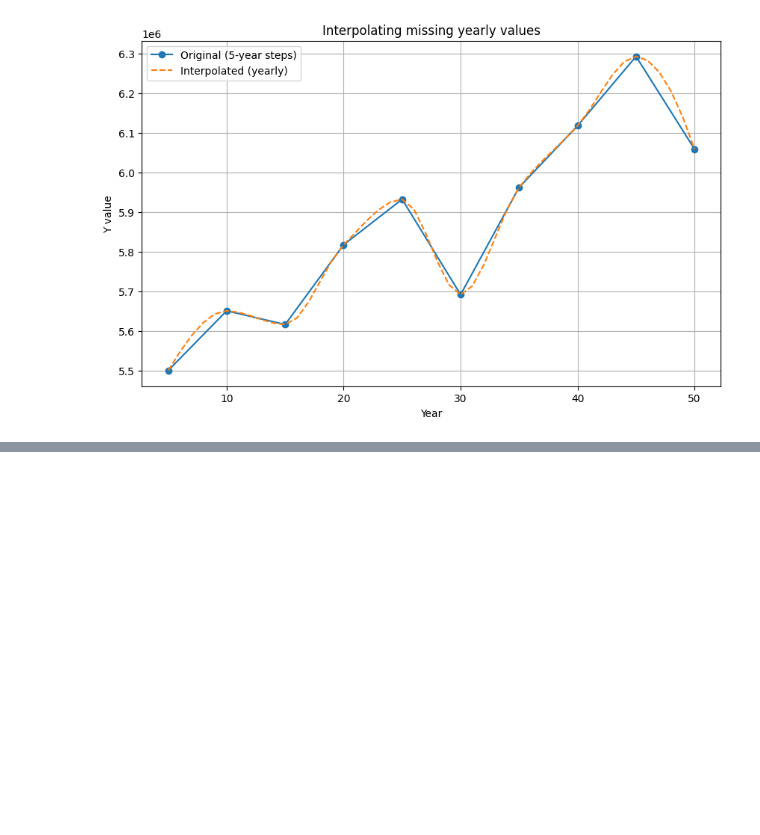
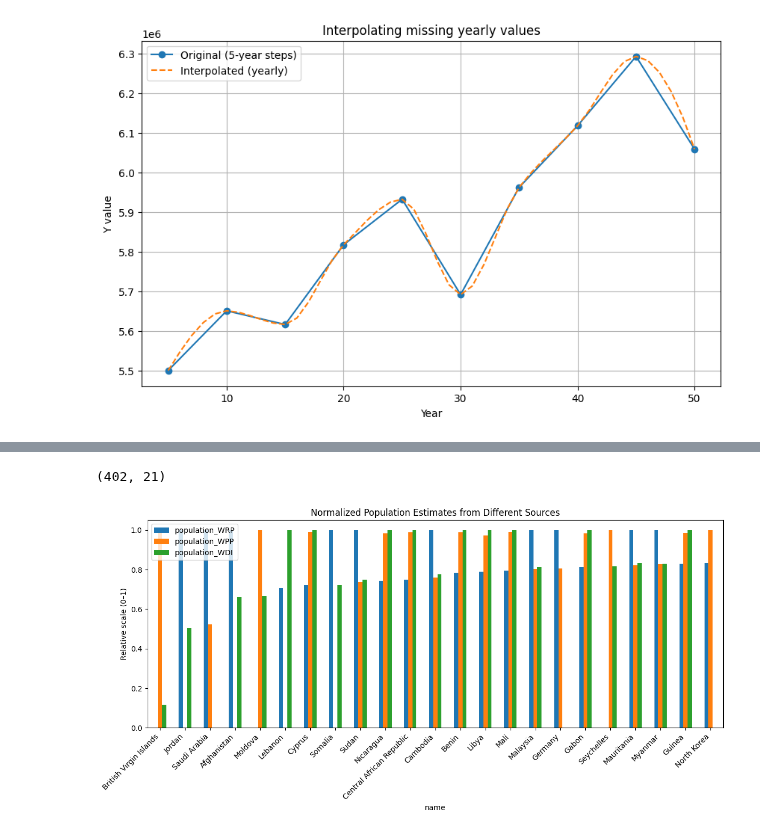
Before and after one commit to tuomascode/DSA-Population, a Jupyter notebook: tuomas_population_data.ipynb, the cells around one changed output, grey strips where cells are left out. Drawn from its saved outputs; the diff is of its cells as text; code cells hidden in the pictures; blank space fills up the shorter version.

```diff
--- a/tuomas_population_data.ipynb
+++ b/tuomas_population_data.ipynb
@@ -204,0 +162,33 @@ df[df["Country Code"] == get_country("vietnam").alpha_2]
+# %%
+pop_cols = ["population_WRP", "population_WPP", "population_WDI"]
+
+# Compute relative difference between max and min across sources
+df["pop_rel_diff"] = (
+    df[pop_cols].max(axis=1) - df[pop_cols].min(axis=1)
+) / df[pop_cols].min(axis=1)
+
+df_mismatch = df[df["pop_rel_diff"] > 0.20]
+df_mismatch.shape
+# %% [output]
+(402, 21)
+# %%
+import matplotlib.pyplot as plt
+
+# Pick top 10 mismatches (one per country)
+subset = (
+    df_mismatch.sort_values("pop_rel_diff", ascending=False)
+    .drop_duplicates(subset="name", keep="first")
+    .set_index("name")
+)
+# Normalize values row-wise (each country scaled 0–1)
+subset_norm = subset[pop_cols].div(subset[pop_cols].max(axis=1), axis=0)
+
+# Plot normalized
+subset_norm.plot(kind="bar", figsize=(12,6))
+plt.title("Normalized Population Estimates from Different Sources")
+plt.ylabel("Relative scale (0–1)")
+plt.xticks(rotation=45, ha="right")
+plt.tight_layout()
+plt.show()
+# %% [output]
+[figure, added]
```
Also changed, not shown: parts of 11 cells of this notebook, 2 other files.
